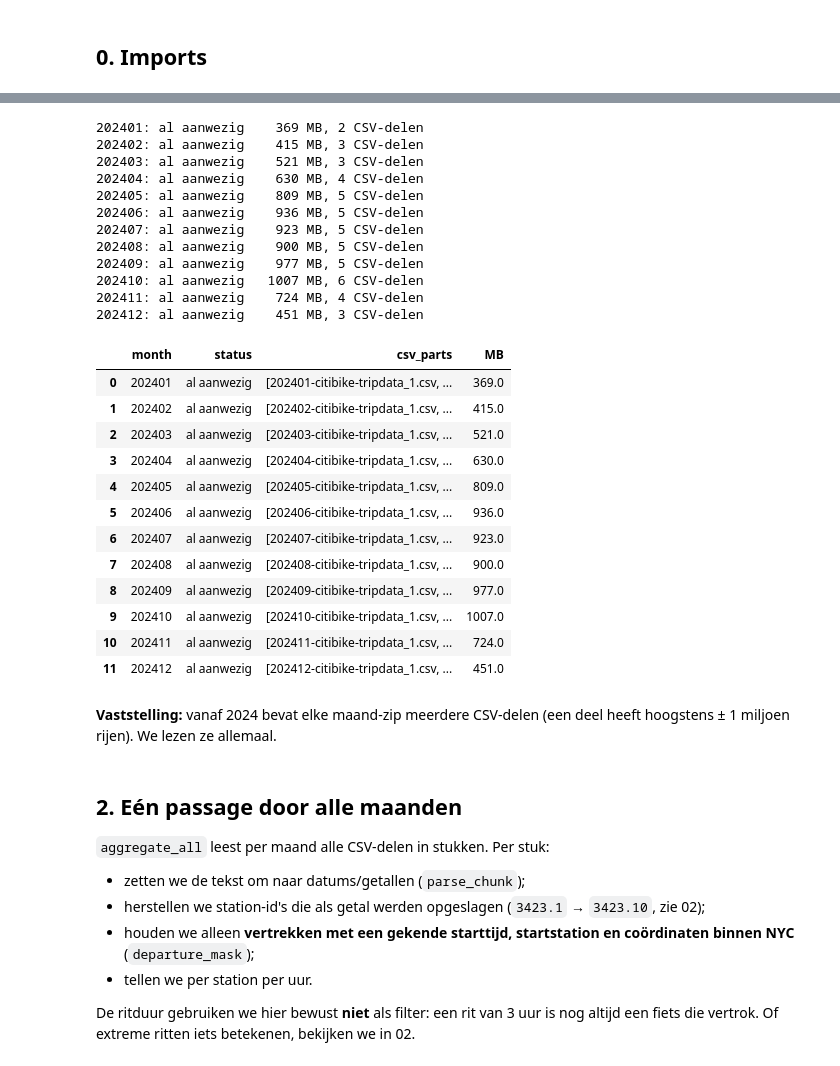
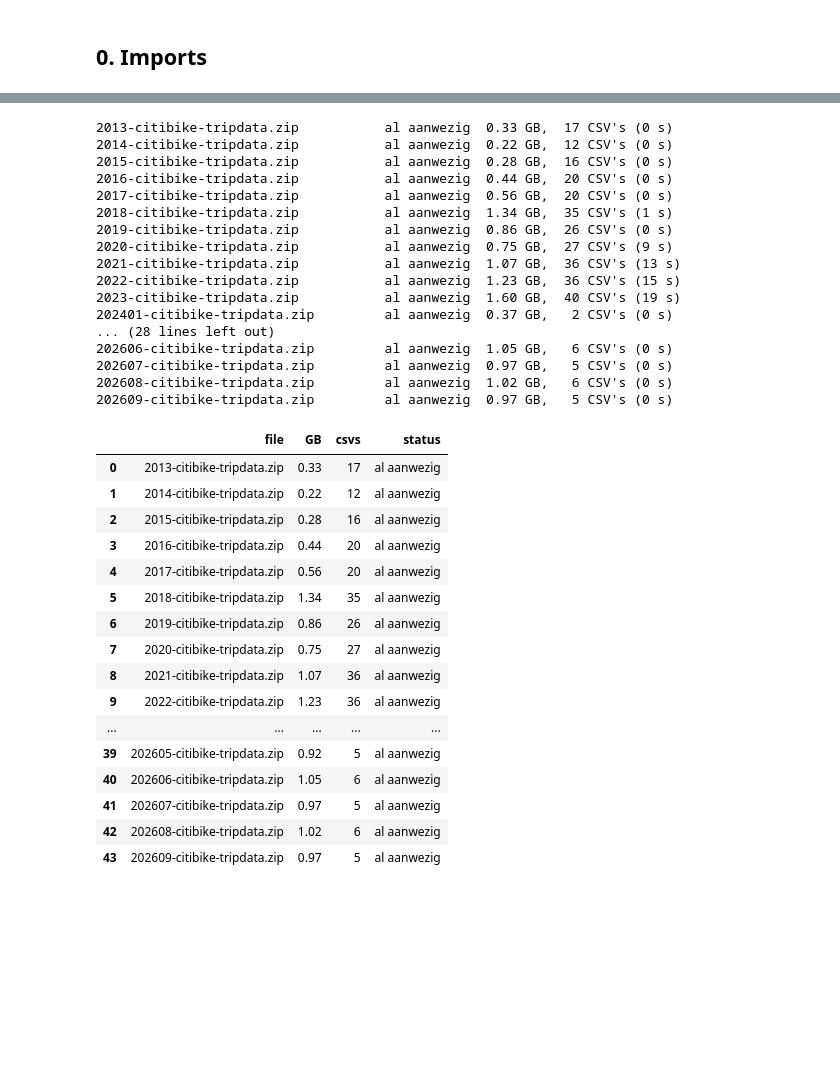
Before and after one commit to dmitcher7/CloudAI-Challenge, a Jupyter notebook: citi_bike/Kobe/01_download.ipynb, the cells around one changed output, grey strips where cells are left out. Cells and saved outputs as stored; diff of their text form; code cells hidden in the pictures; blank space fills up the shorter version.

```diff
--- a/citi_bike/Kobe/01_download.ipynb
+++ b/citi_bike/Kobe/01_download.ipynb
@@ -50,40 +72,38 @@ Bestanden die al volledig aanwezig zijn, worden niet opnieuw gedownload.
-# %%
-manifest = cb.download_months()
-manifest[["month", "bytes", "status", "csv_parts"]].assign(MB=lambda d: (d["bytes"] / 1e6).round()).drop(columns="bytes")
-# %% [output]
-202401: al aanwezig    369 MB, 2 CSV-delen
-202402: al aanwezig    415 MB, 3 CSV-delen
-202403: al aanwezig    521 MB, 3 CSV-delen
-202404: al aanwezig    630 MB, 4 CSV-delen
-202405: al aanwezig    809 MB, 5 CSV-delen
-202406: al aanwezig    936 MB, 5 CSV-delen
-202407: al aanwezig    923 MB, 5 CSV-delen
-202408: al aanwezig    900 MB, 5 CSV-delen
-202409: al aanwezig    977 MB, 5 CSV-delen
-202410: al aanwezig   1007 MB, 6 CSV-delen
-202411: al aanwezig    724 MB, 4 CSV-delen
-202412: al aanwezig    451 MB, 3 CSV-delen
-|  | month | status | csv_parts | MB |
-| 0 | 202401 | al aanwezig | [202401-citibike-tripdata_1.csv, ... | 369.0 |
-| 1 | 202402 | al aanwezig | [202402-citibike-tripdata_1.csv, ... | 415.0 |
-| 2 | 202403 | al aanwezig | [202403-citibike-tripdata_1.csv, ... | 521.0 |
-| 3 | 202404 | al aanwezig | [202404-citibike-tripdata_1.csv, ... | 630.0 |
-| 4 | 202405 | al aanwezig | [202405-citibike-tripdata_1.csv, ... | 809.0 |
-| 5 | 202406 | al aanwezig | [202406-citibike-tripdata_1.csv, ... | 936.0 |
-| 6 | 202407 | al aanwezig | [202407-citibike-tripdata_1.csv, ... | 923.0 |
-| 7 | 202408 | al aanwezig | [202408-citibike-tripdata_1.csv, ... | 900.0 |
-| 8 | 202409 | al aanwezig | [202409-citibike-tripdata_1.csv, ... | 977.0 |
-| 9 | 202410 | al aanwezig | [202410-citibike-tripdata_1.csv, ... | 1007.0 |
-| 10 | 202411 | al aanwezig | [202411-citibike-tripdata_1.csv, ... | 724.0 |
-| 11 | 202412 | al aanwezig | [202412-citibike-tripdata_1.csv, ... | 451.0 |
-# %% [markdown]
-**Vaststelling:** vanaf 2024 bevat elke maand-zip meerdere CSV-delen (een deel heeft hoogstens ± 1 miljoen rijen). We lezen ze allemaal.
-# %% [markdown]
-## 2. Eén passage door alle maanden
-`aggregate_all` leest per maand alle CSV-delen in stukken. Per stuk:
-- zetten we de tekst om naar datums/getallen (`parse_chunk`);
-- herstellen we station-id's die als getal werden opgeslagen (`3423.1` → `3423.10`, zie 02);
-- houden we alleen **vertrekken met een gekende starttijd, startstation en coördinaten binnen NYC** (`departure_mask`);
-- tellen we per station per uur.
-
-De ritduur gebruiken we hier bewust **niet** als filter: een rit van 3 uur is nog altijd een fiets die vertrok. Of extreme ritten iets betekenen, bekijken we in 02.
+# %%
+manifest = cb.download_all()
+manifest.assign(GB=(manifest["bytes"] / 1e9).round(2), csvs=manifest["csv_files"].str.len())[["file", "GB", "csvs", "status"]]
+# %% [output]
+2013-citibike-tripdata.zip           al aanwezig  0.33 GB,  17 CSV's (0 s)
+2014-citibike-tripdata.zip           al aanwezig  0.22 GB,  12 CSV's (0 s)
+2015-citibike-tripdata.zip           al aanwezig  0.28 GB,  16 CSV's (0 s)
+2016-citibike-tripdata.zip           al aanwezig  0.44 GB,  20 CSV's (0 s)
+2017-citibike-tripdata.zip           al aanwezig  0.56 GB,  20 CSV's (0 s)
+2018-citibike-tripdata.zip           al aanwezig  1.34 GB,  35 CSV's (1 s)
+2019-citibike-tripdata.zip           al aanwezig  0.86 GB,  26 CSV's (0 s)
+2020-citibike-tripdata.zip           al aanwezig  0.75 GB,  27 CSV's (9 s)
+2021-citibike-tripdata.zip           al aanwezig  1.07 GB,  36 CSV's (13 s)
+2022-citibike-tripdata.zip           al aanwezig  1.23 GB,  36 CSV's (15 s)
+2023-citibike-tripdata.zip           al aanwezig  1.60 GB,  40 CSV's (19 s)
+202401-citibike-tripdata.zip         al aanwezig  0.37 GB,   2 CSV's (0 s)
+... (28 lines left out)
+202606-citibike-tripdata.zip         al aanwezig  1.05 GB,   6 CSV's (0 s)
+202607-citibike-tripdata.zip         al aanwezig  0.97 GB,   5 CSV's (0 s)
+202608-citibike-tripdata.zip         al aanwezig  1.02 GB,   6 CSV's (0 s)
+202609-citibike-tripdata.zip         al aanwezig  0.97 GB,   5 CSV's (0 s)
+|  | file | GB | csvs | status |
+| 0 | 2013-citibike-tripdata.zip | 0.33 | 17 | al aanwezig |
+| 1 | 2014-citibike-tripdata.zip | 0.22 | 12 | al aanwezig |
+| 2 | 2015-citibike-tripdata.zip | 0.28 | 16 | al aanwezig |
+| 3 | 2016-citibike-tripdata.zip | 0.44 | 20 | al aanwezig |
+| 4 | 2017-citibike-tripdata.zip | 0.56 | 20 | al aanwezig |
+| 5 | 2018-citibike-tripdata.zip | 1.34 | 35 | al aanwezig |
+| 6 | 2019-citibike-tripdata.zip | 0.86 | 26 | al aanwezig |
+| 7 | 2020-citibike-tripdata.zip | 0.75 | 27 | al aanwezig |
+| 8 | 2021-citibike-tripdata.zip | 1.07 | 36 | al aanwezig |
+| 9 | 2022-citibike-tripdata.zip | 1.23 | 36 | al aanwezig |
+| ... | ... | ... | ... | ... |
+| 39 | 202605-citibike-tripdata.zip | 0.92 | 5 | al aanwezig |
+| 40 | 202606-citibike-tripdata.zip | 1.05 | 6 | al aanwezig |
+| 41 | 202607-citibike-tripdata.zip | 0.97 | 5 | al aanwezig |
+| 42 | 202608-citibike-tripdata.zip | 1.02 | 6 | al aanwezig |
+| 43 | 202609-citibike-tripdata.zip | 0.97 | 5 | al aanwezig |
```
Also changed, not shown: parts of 21 cells of this notebook, 56 other files.
